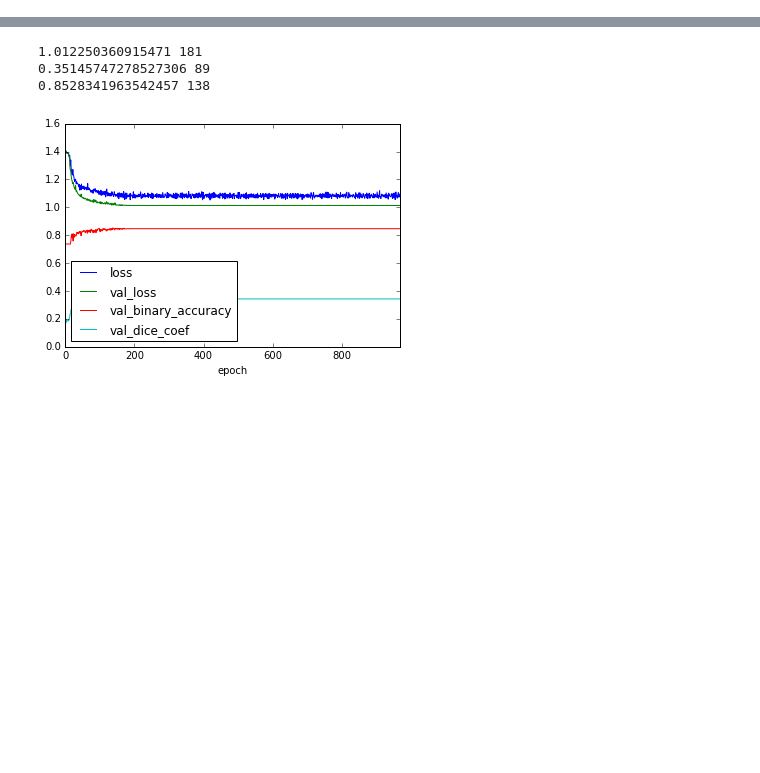
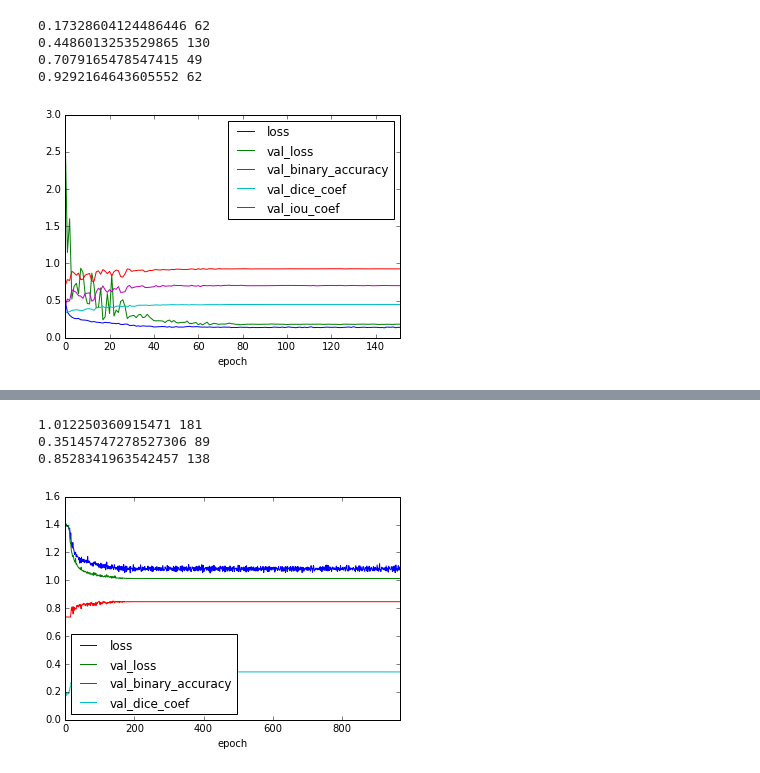
Before and after one commit to yusuke0324/tgs-salt-identification, a Jupyter notebook: vis_log.ipynb, the cells around one changed output, grey strips where cells are left out. Cells and saved outputs as stored; diff of their text form; code cells hidden in the pictures; blank space fills up the shorter version.

```diff
--- a/vis_log.ipynb
+++ b/vis_log.ipynb
@@ -8,8 +14,36 @@ from glob import glob
 # %%
-def show_log(dir_name, col=None):
+def show_log(dir_name, col=None, show_params=True):
     log_file_path = './log/' + dir_name + '/training.log'
     log = pd.read_csv(log_file_path)
     if col is not None:
         log = log[col]
     log.plot(x='epoch')
+    if show_params:
+        show_train_params(dir_name)
     return log
+
+def show_train_params(dir_name):
+    model = load_model('./log/'+ dir_name + '/best_weights.hdf5', custom_objects={
+        'mean_iou': train_util.mean_iou,
+        'dice_p_bce':train_util.dice_p_bce,
+        'dice_coef':train_util.dice_coef,
+        'true_positive_rate':train_util.true_positive_rate,
+    })
+    print('loss_func: {}'.format(model.loss))
+    print('optimizer: {}'.format(model.optimizer.__class__.__name__))
+    print('lr: {}'.format(K.eval(model.optimizer.lr)))
+# %%
+log1 = show_log('2018_0808_1149', col=['epoch','loss', 'val_loss', 'val_binary_accuracy', 'val_dice_coef', 'val_iou_coef'], show_params=False)
+print(np.min(log1.val_loss), np.argmin(log1.val_loss))
+print(np.max(log1.val_dice_coef), np.argmax(log1.val_dice_coef))
+print(np.max(log1.val_iou_coef), np.argmax(log1.val_iou_coef))
+print(np.max(log1.val_binary_accuracy), np.argmax(log1.val_binary_accuracy))
+# loss = bce
+# depth is normalized
+#optimizer default adam
+# %% [output]
+0.17328604124486446 62
+0.4486013253529865 130
+0.7079165478547415 49
+0.9292164643605552 62
+[figure, added]
```
Also changed, not shown: parts of 23 cells of this notebook, 8 other files.
